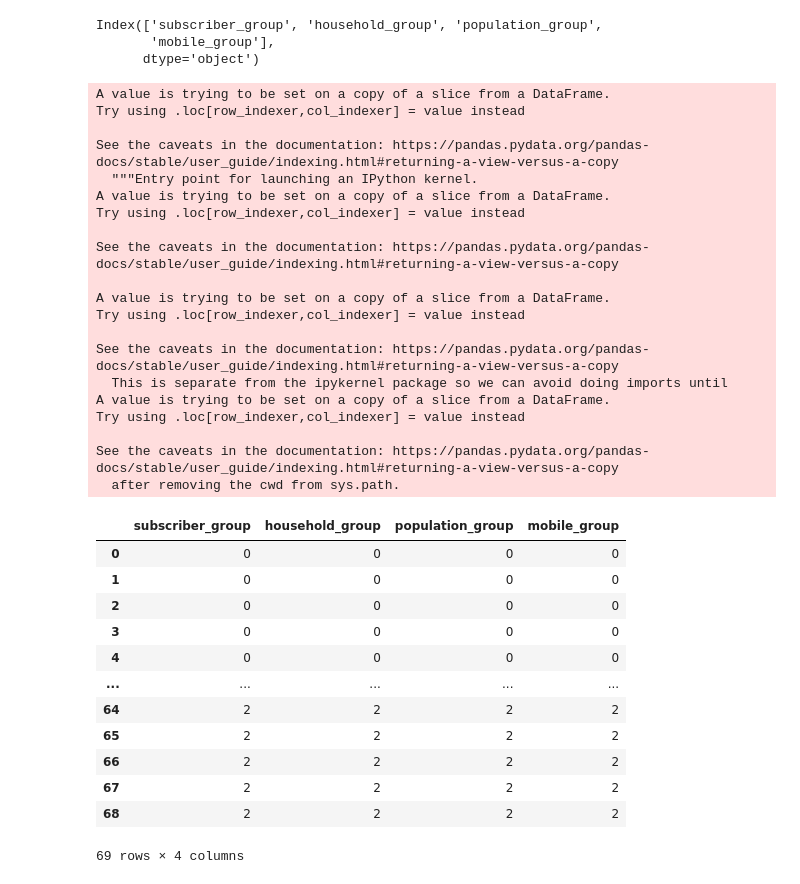
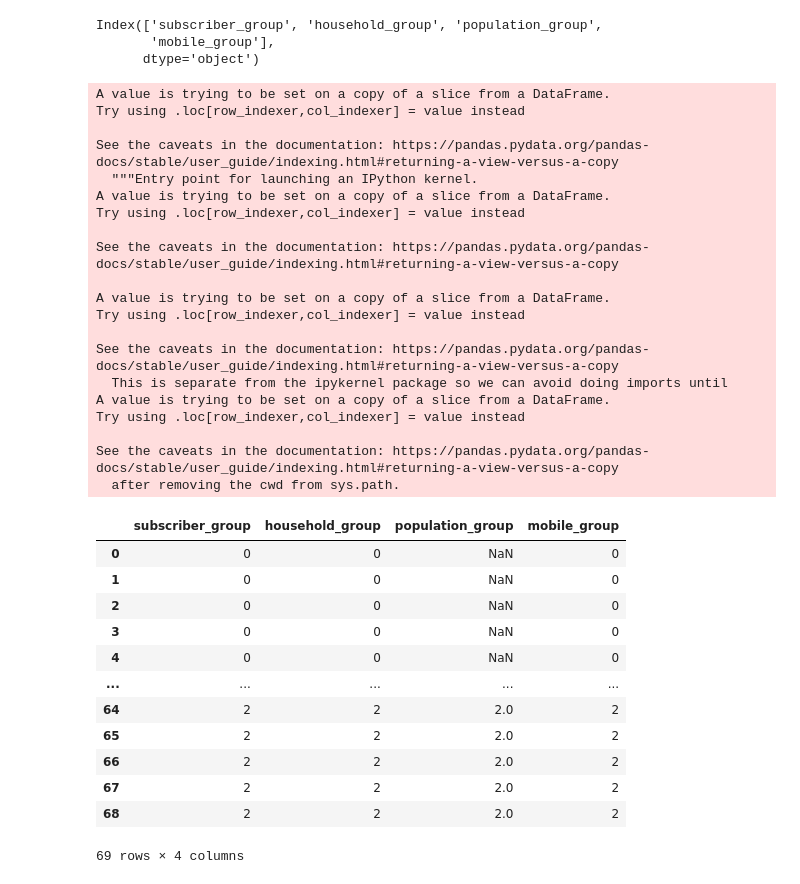
Before and after one commit to sskboonmee/DWDM21, a Jupyter notebook: Projectlookmhee.ipynb, the cells around one changed output. Saved outputs shown, nothing was run; the diff lists cells and outputs as text; code cells hidden in the pictures.

```diff
--- a/Projectlookmhee.ipynb
+++ b/Projectlookmhee.ipynb
@@ -655,42 +637,42 @@ Index(['subscriber_group', 'household_group', 'population_group',
        'mobile_group'],
       dtype='object')
 # %%
-data_cut['subscriber_group'] = data_cut['subscriber_group'].map({'low':0,'median':1,'high':2})
-data_cut['household_group'] = data_cut['household_group'].map({'low':0,'median':1,'high':2})
-data_cut['population_group'] = data_cut['population_group'].map({'low':0,'median':1,'high':2})
-data_cut['mobile_group'] = data_cut['mobile_group'].map({'low':0,'median':1,'high':2})
+data_cut['subscriber_group'] = data_cut['subscriber_group'].map({'low_subscriber':0,'median_subscriber':1,'high_subscriber':2})
+data_cut['household_group'] = data_cut['household_group'].map({'low_household':0,'median_household':1,'high_household':2})
+data_cut['population_group'] = data_cut['population_group'].map({'low_population':0,'median_population':1,'high_population':2})
+data_cut['mobile_group'] = data_cut['mobile_group'].map({'low_mobile':0,'median_mobile':1,'high_mobile':2})
 data_cut
 # %% [output]
 A value is trying to be set on a copy of a slice from a DataFrame.
 Try using .loc[row_indexer,col_indexer] = value instead
 
 See the caveats in the documentation: https://pandas.pydata.org/pandas-docs/stable/user_guide/indexing.html#returning-a-view-versus-a-copy
   """Entry point for launching an IPython kernel.
 A value is trying to be set on a copy of a slice from a DataFrame.
 Try using .loc[row_indexer,col_indexer] = value instead
 
 See the caveats in the documentation: https://pandas.pydata.org/pandas-docs/stable/user_guide/indexing.html#returning-a-view-versus-a-copy
 
 A value is trying to be set on a copy of a slice from a DataFrame.
 Try using .loc[row_indexer,col_indexer] = value instead
 
 See the caveats in the documentation: https://pandas.pydata.org/pandas-docs/stable/user_guide/indexing.html#returning-a-view-versus-a-copy
   This is separate from the ipykernel package so we can avoid doing imports until
 A value is trying to be set on a copy of a slice from a DataFrame.
 Try using .loc[row_indexer,col_indexer] = value instead
 
 See the caveats in the documentation: https://pandas.pydata.org/pandas-docs/stable/user_guide/indexing.html#returning-a-view-versus-a-copy
   after removing the cwd from sys.path.
 |  | subscriber_group | household_group | population_group | mobile_group |
-| 0 | 0 | 0 | 0 | 0 |
-| 1 | 0 | 0 | 0 | 0 |
-| 2 | 0 | 0 | 0 | 0 |
-| 3 | 0 | 0 | 0 | 0 |
-| 4 | 0 | 0 | 0 | 0 |
+| 0 | 0 | 0 | NaN | 0 |
+| 1 | 0 | 0 | NaN | 0 |
+| 2 | 0 | 0 | NaN | 0 |
+| 3 | 0 | 0 | NaN | 0 |
+| 4 | 0 | 0 | NaN | 0 |
 | ... | ... | ... | ... | ... |
-| 64 | 2 | 2 | 2 | 2 |
-| 65 | 2 | 2 | 2 | 2 |
-| 66 | 2 | 2 | 2 | 2 |
-| 67 | 2 | 2 | 2 | 2 |
-| 68 | 2 | 2 | 2 | 2 |
+| 64 | 2 | 2 | 2.0 | 2 |
+| 65 | 2 | 2 | 2.0 | 2 |
+| 66 | 2 | 2 | 2.0 | 2 |
+| 67 | 2 | 2 | 2.0 | 2 |
+| 68 | 2 | 2 | 2.0 | 2 |
 69 rows × 4 columns
```
Also changed, not shown: parts of 9 cells of this notebook.
